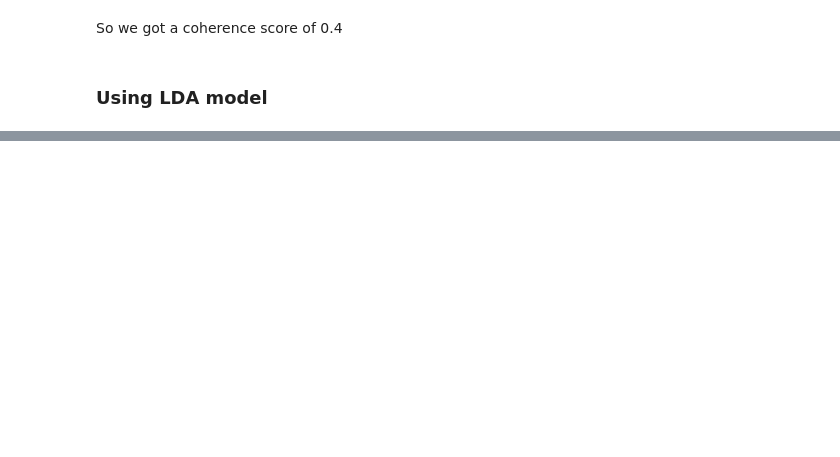
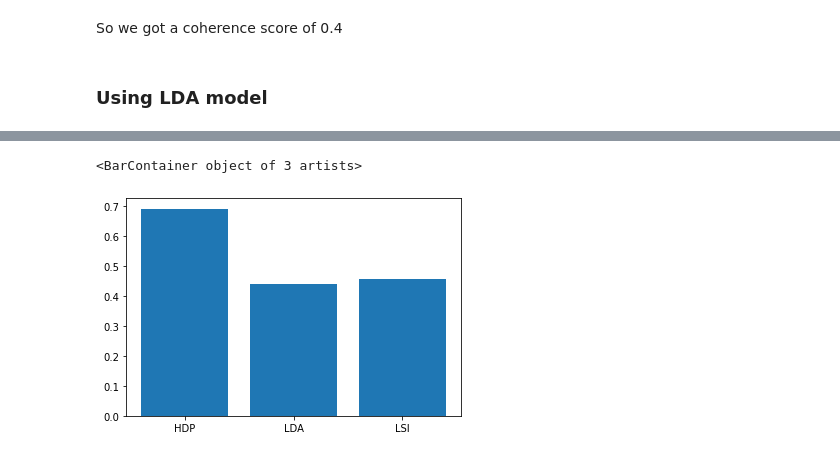
Before and after one commit to zeina99/topic-modeling, a Jupyter notebook: topic-modeling-comparison.ipynb, the cells around one changed output, grey strips where cells are left out. Drawn from its saved outputs; the diff is of its cells as text; code cells hidden in the pictures; blank space fills up the shorter version.

```diff
--- a/topic-modeling-comparison.ipynb
+++ b/topic-modeling-comparison.ipynb
@@ -191,15 +168,0 @@ Lets try it with bigrams instead
-# %%
-# Build the bigram and trigram models
-bigram = gensim.models.Phrases(text, min_count=5, threshold=100) # higher threshold fewer phrases.
-bigram_mod = gensim.models.phrases.Phraser(bigram)
-
-def make_bigrams(texts):
-    return [bigram_mod[doc] for doc in texts]
-
-bigramed_words = make_bigrams(text)
-
-bigram_dictionary = corpora.Dictionary(text)
-bigram_corpus = [dictionary.doc2bow(doc) for doc in text]
-
-lsimodel = LsiModel(corpus=bigram_corpus, num_topics=10, id2word=bigram_dictionary)
-lsimodel.print_topics(num_topics=10)
@@ -227,5 +169,5 @@ lsimodel.print_topics(num_topics=10)
 # %%
 coherence_model_lsi = CoherenceModel(model=lsimodel, texts=text, dictionary=dictionary, coherence='c_v')
-coherence_lsi = coherence_model_lsi.get_coherence()
-print('\nCoherence Score: ', coherence_lsi)
+lsi_coherence = coherence_model_lsi.get_coherence()
+print('\nCoherence Score: ', lsi_coherence)
 # %% [output]
@@ -235,7 +177,7 @@ So we got a coherence score of 0.4
 # %% [markdown]
 ### Using LDA model
 # %%
-lda_model = LdaModel(corpus = corpus, id2word= dictionary, num_topics= 10)
+lda_model = LdaModel(corpus = corpus, id2word= dictionary, num_topics= 10,alpha= 'auto')
 lda_model.show_topics()
 # %% [output]
 [(0,
@@ -282,5 +231,5 @@ topic
 # %%
 coherence_model_lda = CoherenceModel(model=lda_model, texts=text, dictionary=dictionary, coherence='c_v')
-coherence_lda = coherence_model_lda.get_coherence()
-print('\nCoherence Score: ', coherence_lda)
+lda_coherence = coherence_model_lda.get_coherence()
+print('\nCoherence Score: ', lda_coherence)
 # %% [output]
@@ -314,0 +264,7 @@ Coherence score:  0.6946988792668161
+# %%
+indices = ['HDP', 'LDA', 'LSI']
+values = [hdp_coherence,lda_coherence, lsi_coherence]
+plt.bar(indices, values)
+# %% [output]
+<BarContainer object of 3 artists>
+[figure, added]
```
Also changed, not shown: parts of 25 cells of this notebook, 1 other file.
